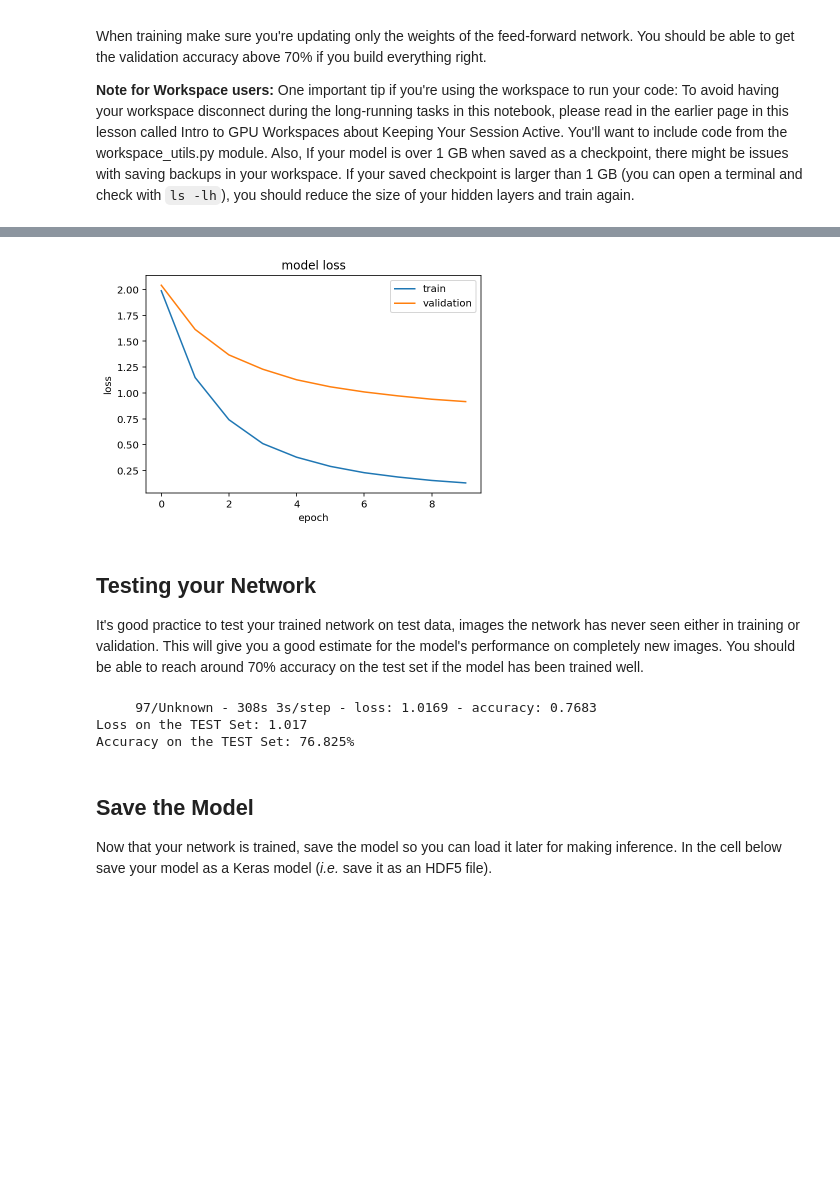
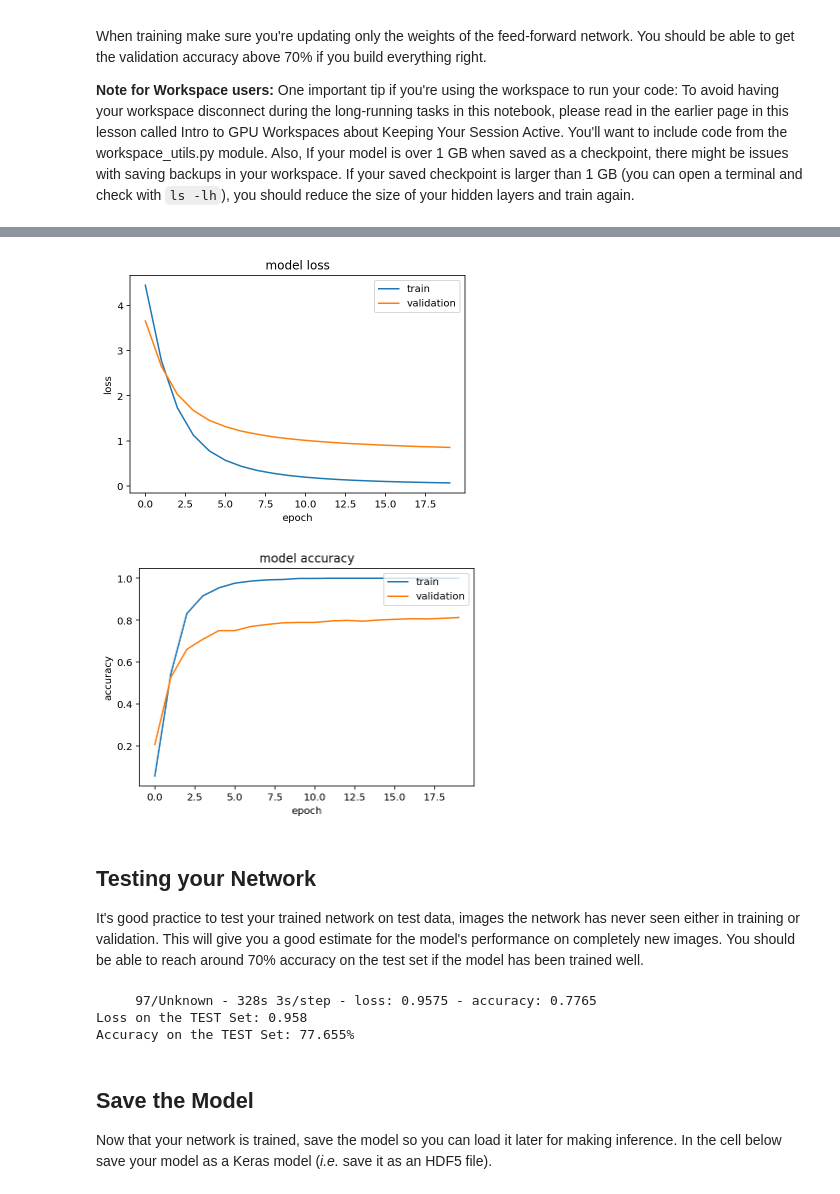
Before and after one commit to saulakh/image-classifier, a Jupyter notebook: Project_Image_Classifier_Project.ipynb, the cells around one changed output, grey strips where cells are left out. Drawn from its saved outputs; the diff is of its cells as text; code cells hidden in the pictures; blank space fills up the shorter version.

Commit message:
Trained model for 20 epochs and included accuracy plot

```diff
--- a/Project_Image_Classifier_Project.ipynb
+++ b/Project_Image_Classifier_Project.ipynb
@@ -278,7 +278,7 @@ model.compile(optimizer='adam',
               loss='sparse_categorical_crossentropy',
               metrics=['accuracy'])
 
-EPOCHS = 10
+EPOCHS = 20
 
 history = model.fit(training_batches,
                     epochs=EPOCHS,
@@ -307,15 +304,24 @@ Epoch 10/10
 # %%
 # TODO: Plot the loss and accuracy values achieved during training for the training and validation set.
 
 plt.plot(history.history['loss'])
 plt.plot(history.history['val_loss'])
 plt.title('model loss')
 plt.ylabel('loss')
 plt.xlabel('epoch')
 plt.legend(['train', 'validation'], loc='upper right')
 plt.show()
+
+plt.plot(history.history['accuracy'])
+plt.plot(history.history['val_accuracy'])
+plt.title('model accuracy')
+plt.ylabel('accuracy')
+plt.xlabel('epoch')
+plt.legend(['train', 'validation'], loc='upper right')
+plt.show()
 # %% [output]
-[figure, old version]
+[figure, new version]
+[figure, added]
 # %% [markdown]
 ## Testing your Network
 
@@ -328,9 +334,9 @@ loss, accuracy = model.evaluate(testing_batches)
 print('\nLoss on the TEST Set: {:,.3f}'.format(loss))
 print('Accuracy on the TEST Set: {:.3%}'.format(accuracy))
 # %% [output]
-     97/Unknown - 308s 3s/step - loss: 1.0169 - accuracy: 0.7683
-Loss on the TEST Set: 1.017
-Accuracy on the TEST Set: 76.825%
+     97/Unknown - 328s 3s/step - loss: 0.9575 - accuracy: 0.7765
+Loss on the TEST Set: 0.958
+Accuracy on the TEST Set: 77.655%
 # %% [markdown]
 ## Save the Model
 
```
Also changed, not shown: parts of 5 cells of this notebook, 1 other file.
